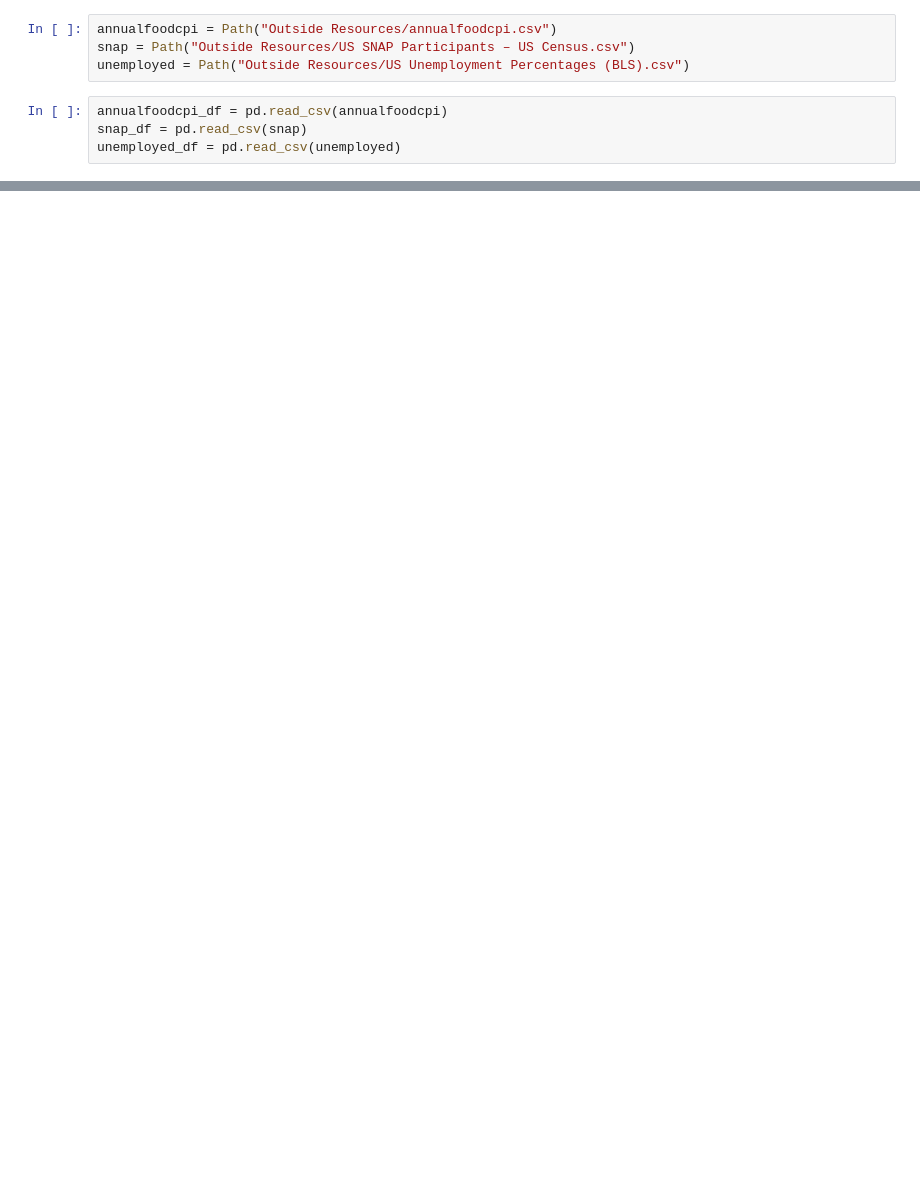
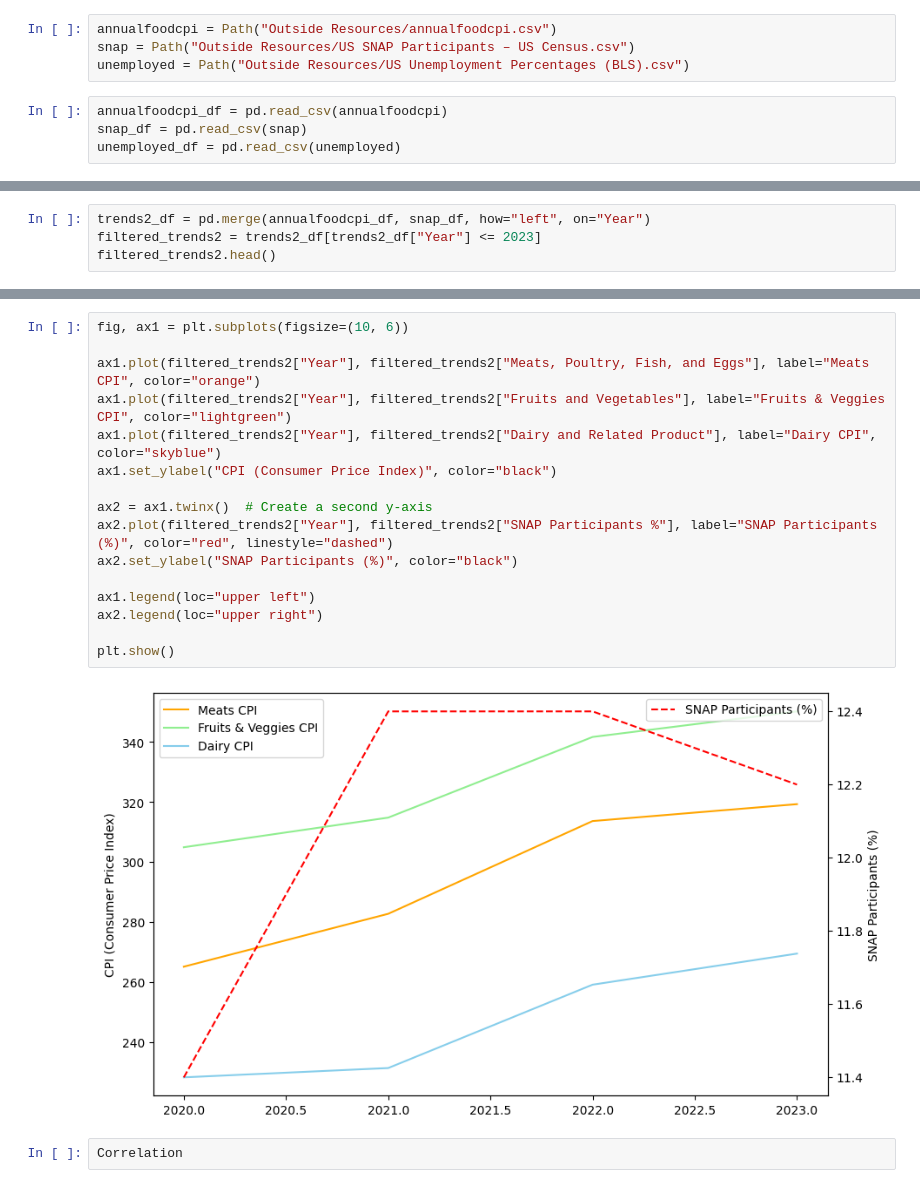
Before and after one commit to leowheeler1/InflationTrendsAnalysis, a Jupyter notebook: trendfactors.ipynb, the cells around one changed output, grey strips where cells are left out. Drawn from its saved outputs; the diff is of its cells as text; blank space fills up the shorter version.

```diff
--- a/trendfactors.ipynb
+++ b/trendfactors.ipynb
@@ -22,0 +42,4 @@ trends_df.dropna(axis=1)
+# %%
+trends2_df = pd.merge(annualfoodcpi_df, snap_df, how="left", on="Year")
+filtered_trends2 = trends2_df[trends2_df["Year"] <= 2023]
+filtered_trends2.head()
@@ -22,0 +52,20 @@ trends_df.dropna(axis=1)
+# %%
+fig, ax1 = plt.subplots(figsize=(10, 6))
+
+ax1.plot(filtered_trends2["Year"], filtered_trends2["Meats, Poultry, Fish, and Eggs"], label="Meats CPI", color="orange")
+ax1.plot(filtered_trends2["Year"], filtered_trends2["Fruits and Vegetables"], label="Fruits & Veggies CPI", color="lightgreen")
+ax1.plot(filtered_trends2["Year"], filtered_trends2["Dairy and Related Product"], label="Dairy CPI", color="skyblue")
+ax1.set_ylabel("CPI (Consumer Price Index)", color="black")
+
+ax2 = ax1.twinx()  # Create a second y-axis
+ax2.plot(filtered_trends2["Year"], filtered_trends2["SNAP Participants %"], label="SNAP Participants (%)", color="red", linestyle="dashed")
+ax2.set_ylabel("SNAP Participants (%)", color="black")
+
+ax1.legend(loc="upper left")
+ax2.legend(loc="upper right")
+
+plt.show()
+# %% [output]
+[figure, added]
+# %%
+Correlation
```
Also changed, not shown: parts of 4 cells of this notebook.
